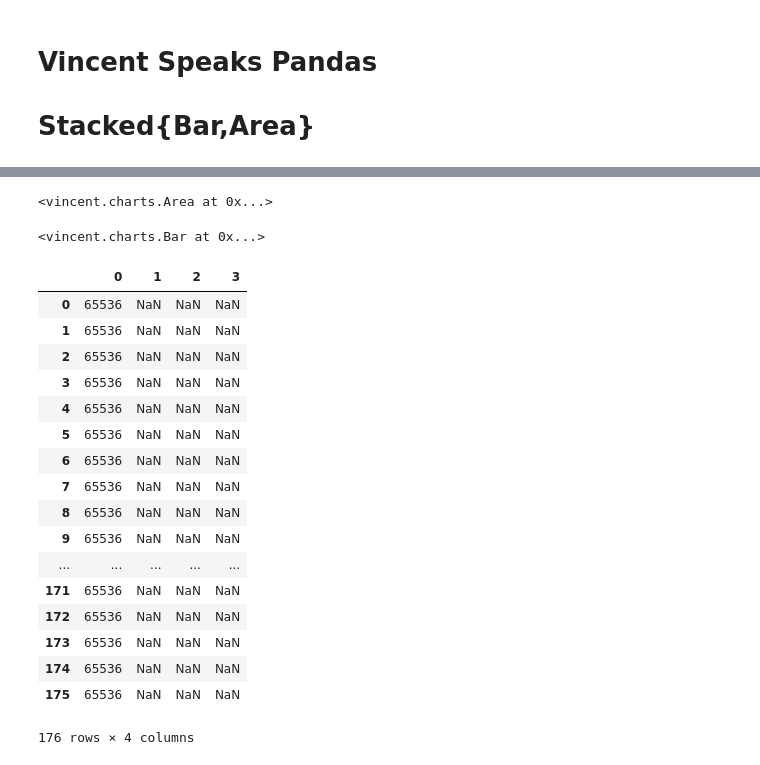
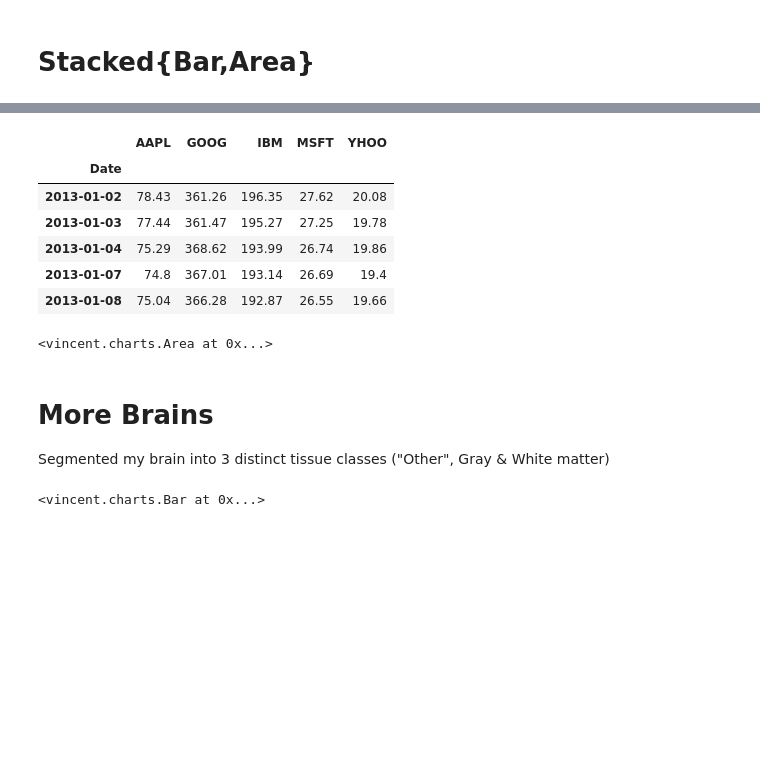
Before and after one commit to sburns/ipy-viz, a Jupyter notebook: 05-vincent.ipynb, the cells around one changed output, grey strips where cells are left out. Cells and saved outputs as stored; diff of their text form; code cells hidden in the pictures; blank space fills up the shorter version.

```diff
--- a/05-vincent.ipynb
+++ b/05-vincent.ipynb
@@ -9,5 +27,3 @@ from nibabel import load
 # %% [markdown]
-# Vincent Speaks Pandas
-
 # Stacked{Bar,Area}
 # %%
@@ -18,5 +32,20 @@ sb.legend(title='ranges')
 sb.display()
 # %% [output]
 [interactive output not drawn]
+# %%
+import pandas.io.data as web
+stocks = ['AAPL', 'GOOG', 'IBM', 'YHOO', 'MSFT']
+
+panel = web.get_data_google(stocks, start='1/1/2013', end='1/1/2014')
+df = panel.Close
+df.head()
+# %% [output]
+|  | AAPL | GOOG | IBM | MSFT | YHOO |
+| ﻿Date |  |  |  |  |  |
+| 2013-01-02 | 78.43 | 361.26 | 196.35 | 27.62 | 20.08 |
+| 2013-01-03 | 77.44 | 361.47 | 195.27 | 27.25 | 19.78 |
+| 2013-01-04 | 75.29 | 368.62 | 193.99 | 26.74 | 19.86 |
+| 2013-01-07 | 74.8 | 367.01 | 193.14 | 26.69 | 19.4 |
+| 2013-01-08 | 75.04 | 366.28 | 192.87 | 26.55 | 19.66 |
 # %%
 sa = vincent.StackedArea(df)
@@ -25,41 +54,15 @@ sa.axis_titles(x='Index', y='Value')
 sa.colors(brew='Set3')
 # %% [output]
 <vincent.charts.Area at 0x...>
+# %% [markdown]
+# More Brains
+
+Segmented my brain into 3 distinct tissue classes ("Other", Gray & White matter)
 # %%
+from nibabel import load
 data = load('data/brain_stripped_seg.nii.gz').get_data()
 hist, edges = np.histogram(data, bins=4)
+bar = vincent.Bar(list(hist))
+bar.axis_titles(x='Tissue Class', y='Voxel Count')
+# %% [output]
+<vincent.charts.Bar at 0x...>
-# %%
-vincent.Bar(list(hist))
-# %% [output]
-<vincent.charts.Bar at 0x...>
-# %%
-all_vals = list(np.unique(data))
-
-slice_data = []
-for slice_index in range(0, data.shape[0]):
-    sd = {}
-    sliced = data[slice_index, :, :].flatten()
-    for value, count in zip(all_vals, np.bincount(sliced)):
-        sd[value] = count
-    slice_data.append(sd)
-df = pd.DataFrame(data=slice_data)
-df
-# %% [output]
-|  | 0 | 1 | 2 | 3 |
-| 0 | 65536 | NaN | NaN | NaN |
-| 1 | 65536 | NaN | NaN | NaN |
-| 2 | 65536 | NaN | NaN | NaN |
-| 3 | 65536 | NaN | NaN | NaN |
-| 4 | 65536 | NaN | NaN | NaN |
-| 5 | 65536 | NaN | NaN | NaN |
-| 6 | 65536 | NaN | NaN | NaN |
-| 7 | 65536 | NaN | NaN | NaN |
-| 8 | 65536 | NaN | NaN | NaN |
-| 9 | 65536 | NaN | NaN | NaN |
-| ... | ... | ... | ... | ... |
-| 171 | 65536 | NaN | NaN | NaN |
-| 172 | 65536 | NaN | NaN | NaN |
-| 173 | 65536 | NaN | NaN | NaN |
-| 174 | 65536 | NaN | NaN | NaN |
-| 175 | 65536 | NaN | NaN | NaN |
-176 rows × 4 columns
```
Also changed, not shown: parts of 22 cells of this notebook, 2 other files.
